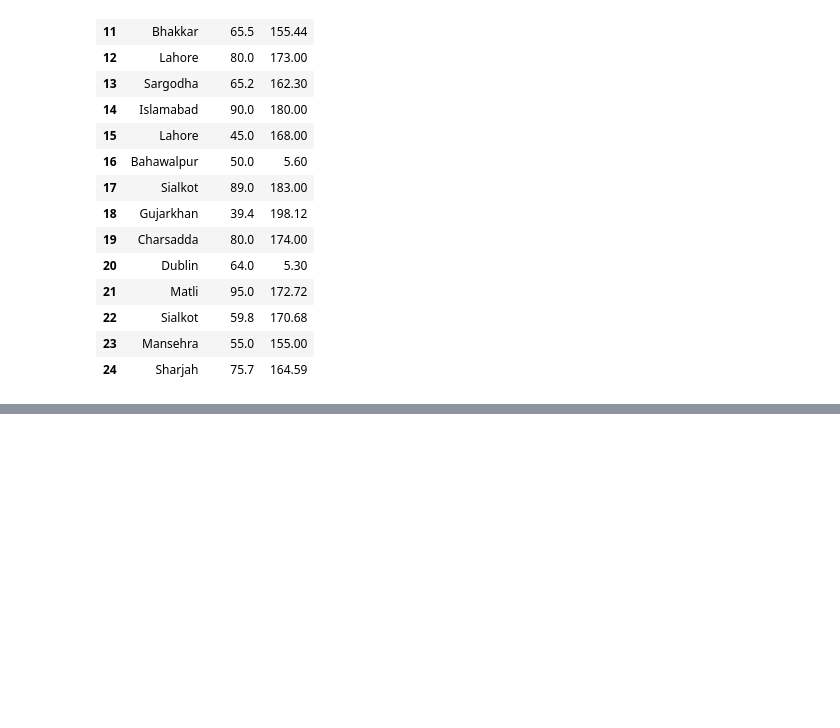
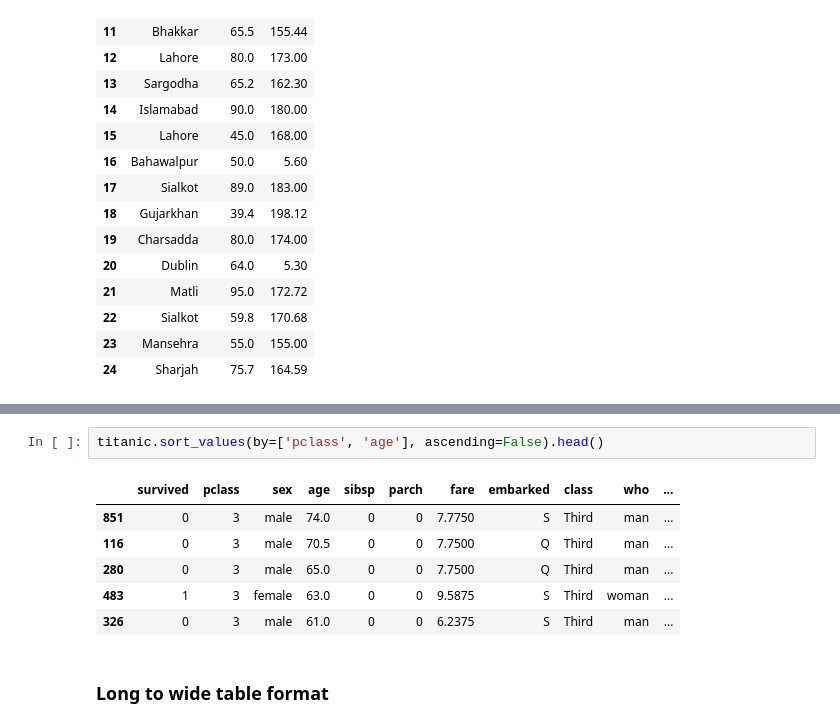
Before and after one commit to mahsanshoaib1/python-a-complete-guide, a Jupyter notebook: panda_fundamentatls.ipynb, the cells around one changed output, grey strips where cells are left out. Drawn from its saved outputs; the diff is of its cells as text; blank space fills up the shorter version.

```diff
--- a/panda_fundamentatls.ipynb
+++ b/panda_fundamentatls.ipynb
@@ -340,0 +557,11 @@ df1.iloc[9:25, 2:5]
+# %%
+titanic.sort_values(by=['pclass', 'age'], ascending=False).head()
+# %% [output]
+|  | survived | pclass | sex | age | sibsp | parch | fare | embarked | class | who | ... |
+| 851 | 0 | 3 | male | 74.0 | 0 | 0 | 7.7750 | S | Third | man | ... |
+| 116 | 0 | 3 | male | 70.5 | 0 | 0 | 7.7500 | Q | Third | man | ... |
+| 280 | 0 | 3 | male | 65.0 | 0 | 0 | 7.7500 | Q | Third | man | ... |
+| 483 | 1 | 3 | female | 63.0 | 0 | 0 | 9.5875 | S | Third | woman | ... |
+| 326 | 0 | 3 | male | 61.0 | 0 | 0 | 6.2375 | S | Third | man | ... |
+# %% [markdown]
+### Long to wide table format
```
Also changed, not shown: parts of 33 cells of this notebook.
